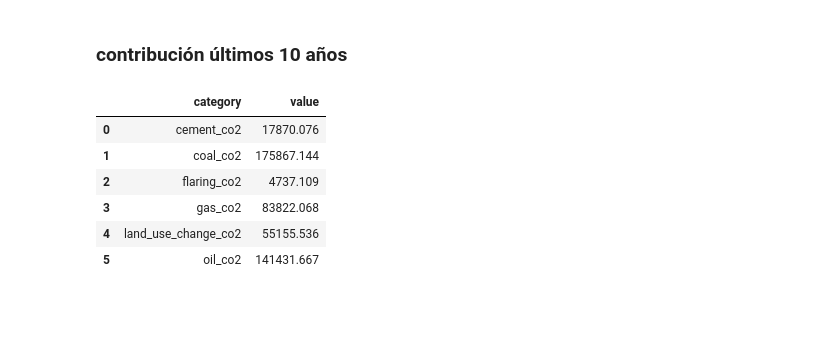
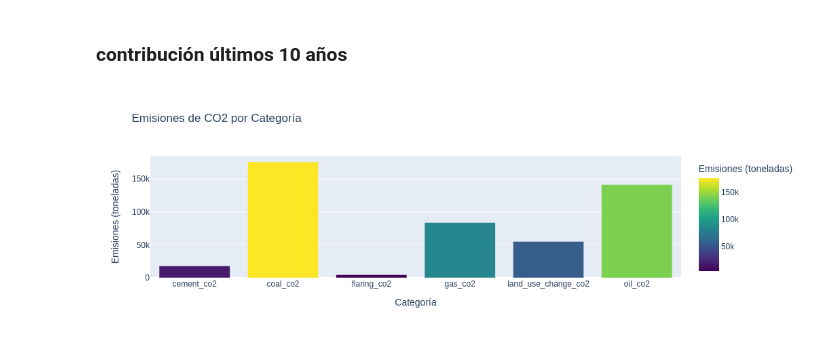
Before and after one commit to Sergio0602/Project-2--EDA, a Jupyter notebook: question-2.ipynb, the cells around one changed output. Cells and saved outputs as stored; diff of their text form; code cells hidden in the pictures; blank space fills up the shorter version.

```diff
--- a/question-2.ipynb
+++ b/question-2.ipynb
@@ -483,18 +483,22 @@ fig.show()
 # %%
 emission_source_columns = ["cement_co2", "coal_co2", "flaring_co2", "gas_co2", "land_use_change_co2", "oil_co2"]
 
 df_emission_source_last_10_years = df_emission_source[df_emission_source['year'] >= 2010 ][['year'] + emission_source_columns]
 
 total_last_10_years = df_emission_source_last_10_years[emission_source_columns].sum().reset_index()
 
 total_last_10_years.columns= ["category", "value"]
 
 total_last_10_years
+
+
+fig = px.bar(total_last_10_years, x='category', y='value',
+             title='Emisiones de CO2 por Categoría',
+             labels={'value': 'Emisiones (toneladas)', 'category': 'Categoría'},
+             color='value',
+             color_continuous_scale=px.colors.sequential.Viridis)
+
+# Mostrar el gráfico
+fig.show()
 # %% [output]
-|  | category | value |
-| 0 | cement_co2 | 17870.076 |
-| 1 | coal_co2 | 175867.144 |
-| 2 | flaring_co2 | 4737.109 |
-| 3 | gas_co2 | 83822.068 |
-| 4 | land_use_change_co2 | 55155.536 |
-| 5 | oil_co2 | 141431.667 |
+[figure, added]
```
